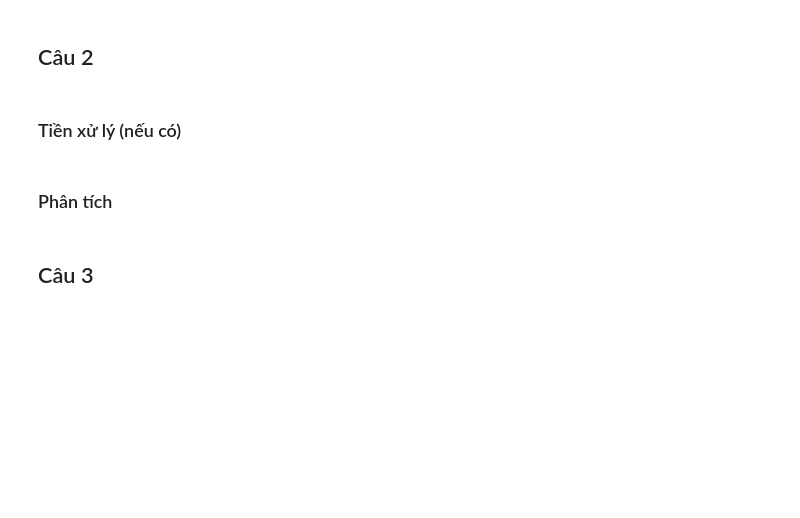
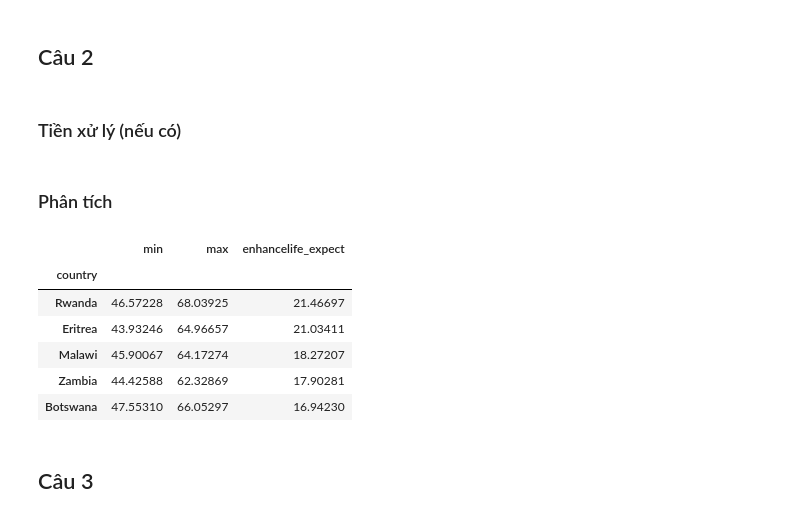
Before and after one commit to dhptrung/P4DS-FinalProject, a Jupyter notebook: P4DS-FinalProject.ipynb, the cells around one changed output. Saved outputs shown, nothing was run; the diff lists cells and outputs as text; code cells hidden in the pictures; blank space fills up the shorter version.

```diff
--- a/P4DS-FinalProject.ipynb
+++ b/P4DS-FinalProject.ipynb
@@ -225,5 +305,19 @@ df.shape
 ### Tiền xử lý (nếu có)
 # %% [markdown]
 ### Phân tích
+# %%
+def enhancelife_expect(s):
+#     pow(s.iloc[-1]/s.iloc[0],1/17)-1
+    return s.iloc[-1]-s.iloc[0]
+df.groupby('country')['life_expect'].agg(
+    ['min','max',enhancelife_expect]).sort_values('enhancelife_expect', ascending=False).head(5)
+# %% [output]
+|  | min | max | enhancelife_expect |
+| country |  |  |  |
+| Rwanda | 46.57228 | 68.03925 | 21.46697 |
+| Eritrea | 43.93246 | 64.96657 | 21.03411 |
+| Malawi | 45.90067 | 64.17274 | 18.27207 |
+| Zambia | 44.42588 | 62.32869 | 17.90281 |
+| Botswana | 47.55310 | 66.05297 | 16.94230 |
 # %% [markdown]
 ## Câu 3
```
Also changed, not shown: parts of 13 cells of this notebook.
